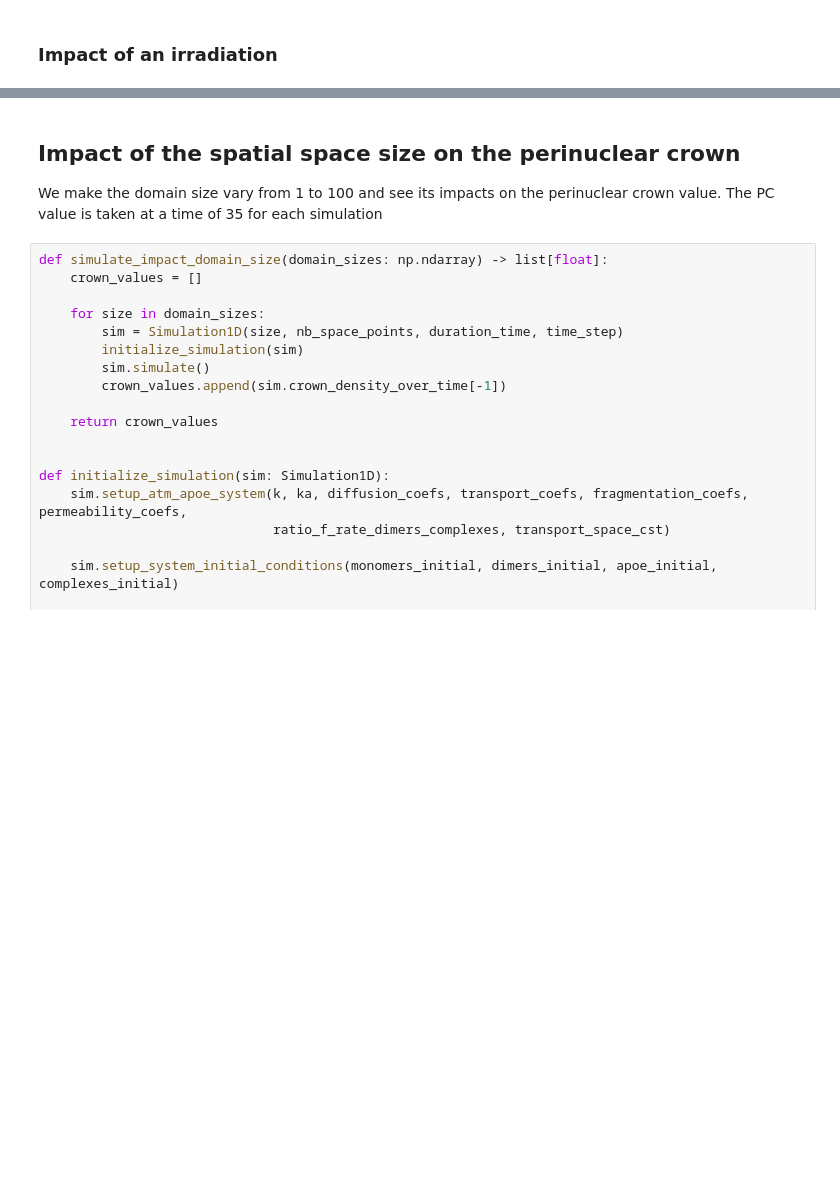
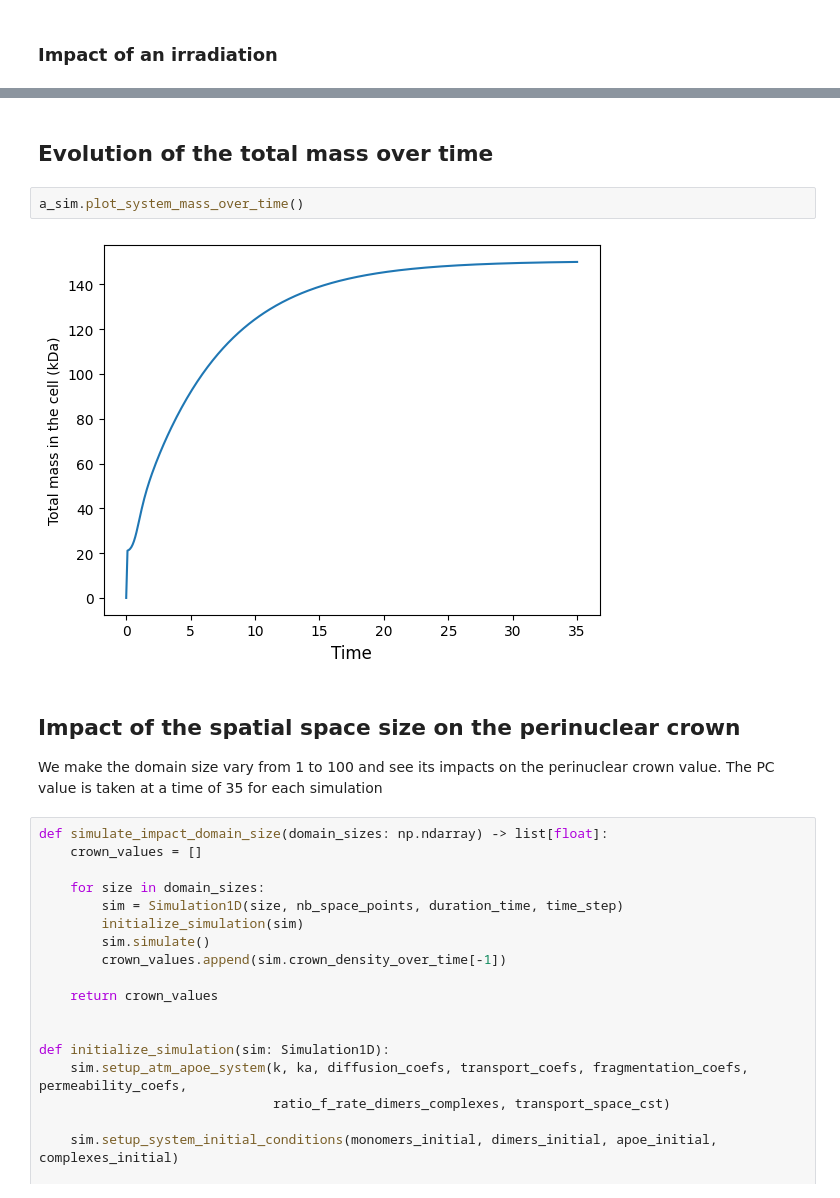
Before and after one commit to SimonBure/simulation-alzheimer, a Jupyter notebook: spatial.ipynb, the cells around one changed output, grey strips where cells are left out. Drawn from its saved outputs; the diff is of its cells as text; blank space fills up the shorter version.

Commit message:
Adding plotting of the total mass inside a system

```diff
--- a/spatial.ipynb
+++ b/spatial.ipynb
@@ -66,3 +68,9 @@ sim_irr.plot_crown_density_over_time()
+# %% [markdown]
+## Evolution of the total mass over time
+# %%
+a_sim.plot_system_mass_over_time()
+# %% [output]
+[figure, added]
 # %% [markdown]
 ## Impact of the spatial space size on the perinuclear crown
 We make the domain size vary from 1 to 100 and see its impacts on the perinuclear crown value. The PC value is taken at a time of 35 for each simulation
```
Also changed, not shown: parts of 2 cells of this notebook, 2 other files.
